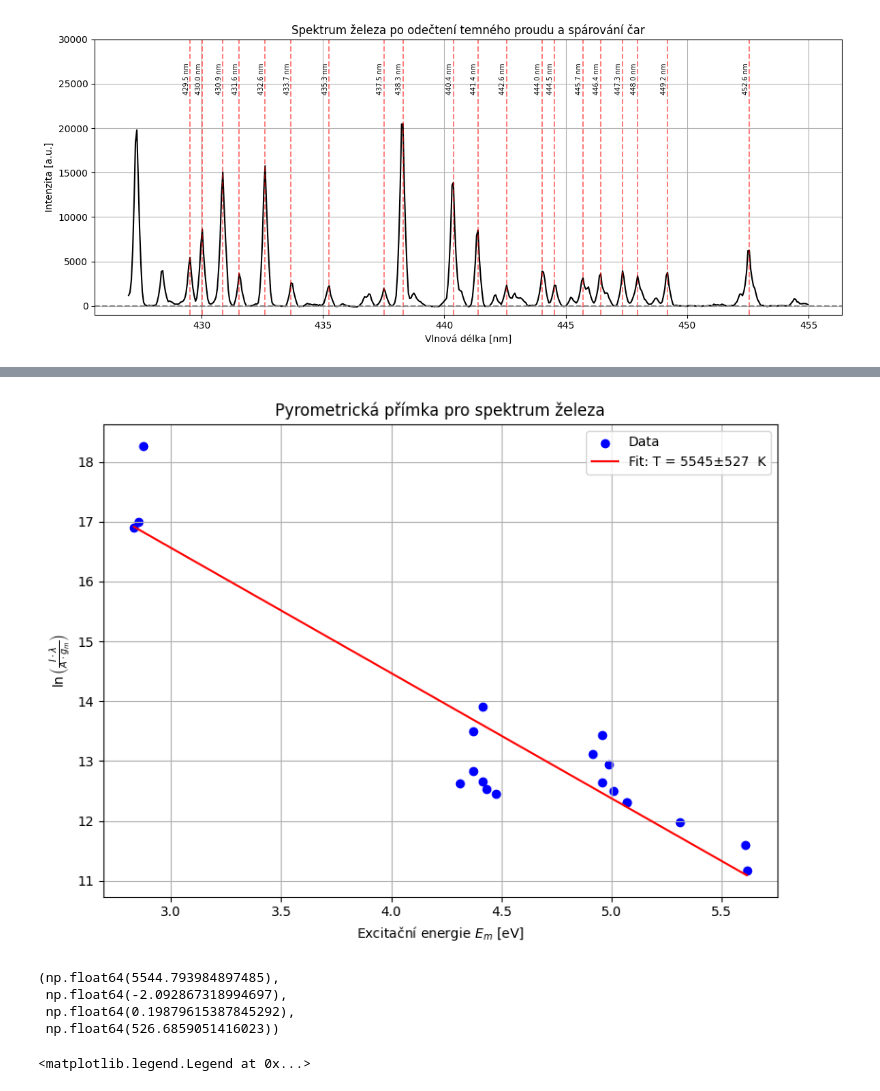
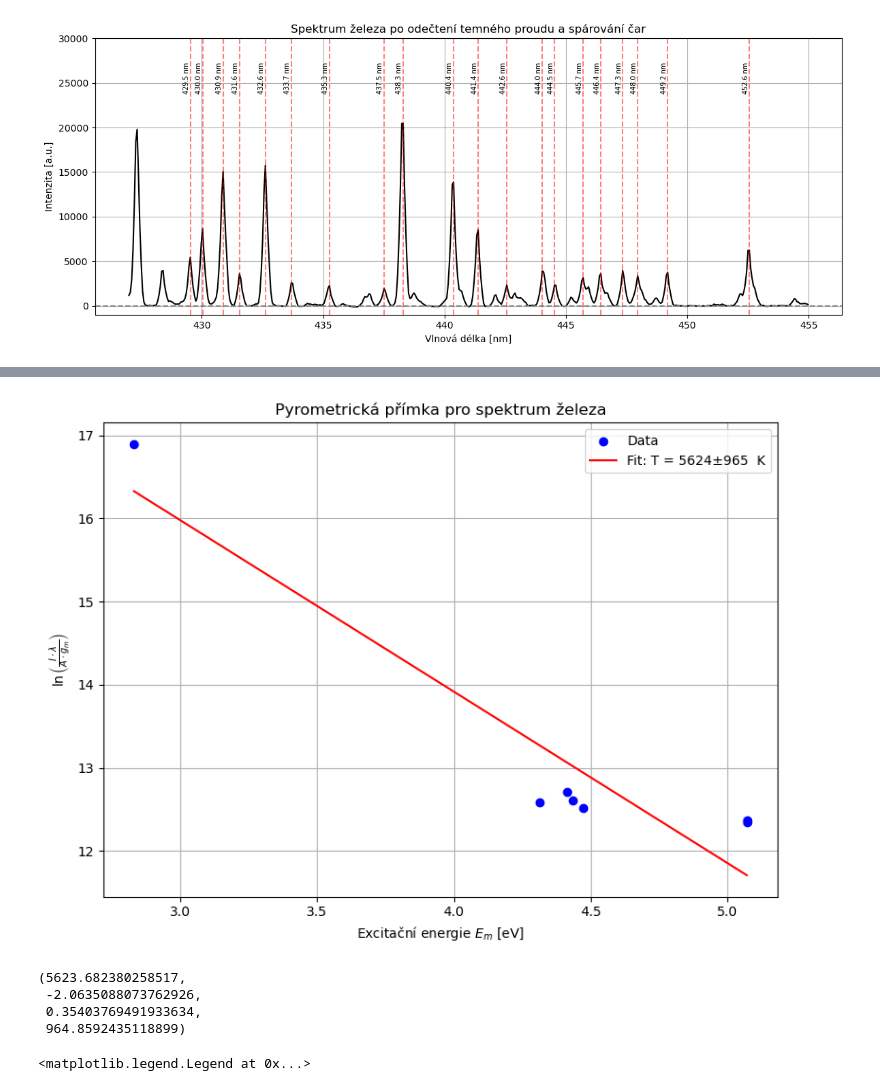
Before and after one commit to 4lrk2/Fyzikalni-praktikum, a Jupyter notebook: 7 - Spektra/7-driver.ipynb, the cells around one changed output, grey strips where cells are left out. Cells and saved outputs as stored; diff of their text form; code cells hidden in the pictures.

```diff
--- a/7 - Spektra/7-driver.ipynb
+++ b/7 - Spektra/7-driver.ipynb
@@ -206,8 +206,14 @@ matched_df["intensity_integrated"] = matched_df.apply(
     lambda row: integrate_dynamic(row["lambda_nm"], row["FWHM_nm"]), axis=1
 )
 
+matched_df["intensity_integrated_prog"] = [
+    0, 0, 4.085760038E+003, 8.015301182E+002, 3.852476859E+003, 0, 5.441901540E+002, 4.655623106E+002, 5.159819907E+003, 0,
+    2.107130856E+003, 0, 0, 0, 0, 0, 0, 0, 0, 0
+]
+
 # Odstraníme případné nuly nebo nesmysly
 matched_df = matched_df[matched_df["intensity_integrated"] > 0].copy()
+matched_df = matched_df[matched_df["intensity_integrated_prog"] > 0].copy()
 matched_df["delta_lambda"] = matched_df["lambda_nm_ref"] - matched_df["lambda_nm"]
 delta_lambda_mean = matched_df["delta_lambda"].mean()
 delta_lambda_std = matched_df["delta_lambda"].std()
@@ -285,39 +292,39 @@ Průměrná odchylka vlnové délky: 0.106 ± 0.138 nm
 k_B = 8.617333262145e-5  # Boltzmannova konstanta v eV/K
 
 matched_df["ln_term"] = np.log(
-    (matched_df["intensity_integrated"] * matched_df["lambda_nm"]) /
+    (matched_df["intensity_integrated_prog"] * matched_df["lambda_nm"]) /
     matched_df["A_gm"]
 )
 
 # Proložení přímky ln_term = a * Em_eV + b
 from scipy.stats import linregress
 
 slope, intercept, r_value, p_value, std_err = linregress(matched_df["Em_eV"], matched_df["ln_term"])
 T_exc = -1 / (slope * k_B)
 deltat = std_err/(slope**2 * k_B)
 
 # Vykreslení pyrometrické přímky
 plt.figure(figsize=(8, 6))
 plt.scatter(matched_df["Em_eV"], matched_df["ln_term"], color='blue', label='Data')
 x_vals = np.linspace(matched_df["Em_eV"].min(), matched_df["Em_eV"].max(), 100)
 plt.plot(x_vals, slope * x_vals + intercept, color='red', label=f'Fit: T = {T_exc:.0f}±{deltat:.0f}  K')
 plt.xlabel("Excitační energie $E_m$ [eV]")
 plt.ylabel(r"$\ln\left(\frac{I \cdot \lambda}{A \cdot g_m}\right)$")
 plt.title("Pyrometrická přímka pro spektrum železa")
 plt.grid(True)
 plt.legend()
 plt.tight_layout()
 plt.show()
 
 deltat = std_err/(slope**2 * k_B)
 
 T_exc, slope, std_err, deltat
 # %% [output]
-[figure, old version]
+[figure, new version]
-(np.float64(5544.793984897485),
- np.float64(-2.092867318994697),
- np.float64(0.19879615387845292),
- np.float64(526.6859051416023))
+(5623.682380258517,
+ -2.0635088073762926,
+ 0.35403769491933634,
+ 964.8592435118899)
 # %%
 # Po resetu: znovu načteme a zpracujeme OH spektrum
 
```
Also changed, not shown: parts of 1 cell of this notebook, 27 other files.
